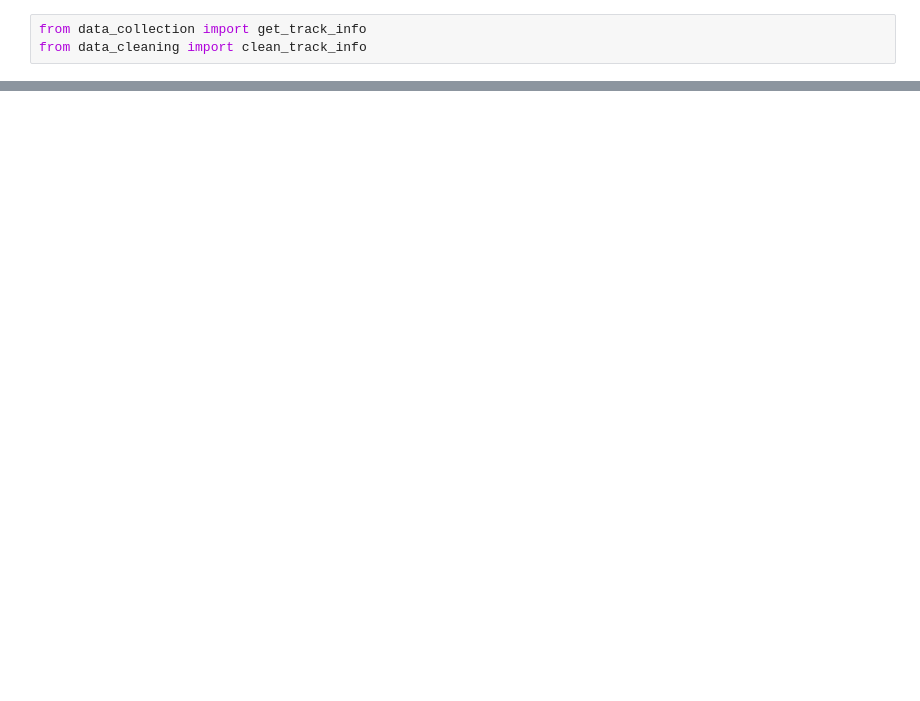
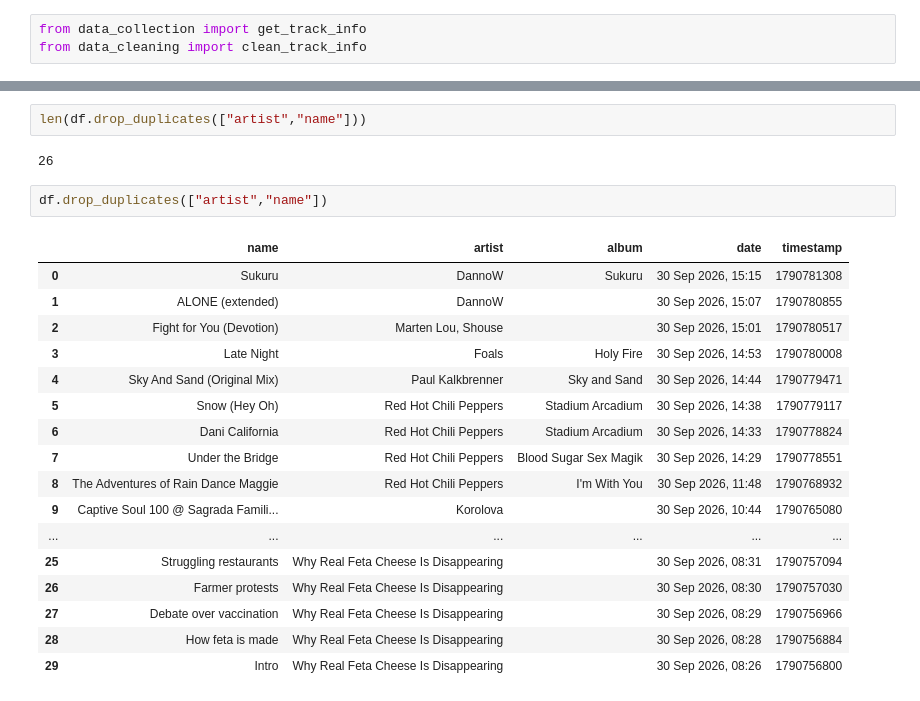
Before and after one commit to HashAlike/Music-Taste-Age, a Jupyter notebook: notebooks/exploration.ipynb, the cells around one changed output, grey strips where cells are left out. Saved outputs shown, nothing was run; the diff lists cells and outputs as text; blank space fills up the shorter version.

```diff
--- a/notebooks/exploration.ipynb
+++ b/notebooks/exploration.ipynb
@@ -229,0 +232,24 @@ af
+# %%
+len(df.drop_duplicates(["artist","name"]))
+# %% [output]
+26
+# %%
+df.drop_duplicates(["artist","name"])
+# %% [output]
+|  | name | artist | album | date | timestamp |
+| 0 | Sukuru | DannoW | Sukuru | 30 Sep 2026, 15:15 | 1790781308 |
+| 1 | ALONE (extended) | DannoW |  | 30 Sep 2026, 15:07 | 1790780855 |
+| 2 | Fight for You (Devotion) | Marten Lou, Shouse |  | 30 Sep 2026, 15:01 | 1790780517 |
+| 3 | Late Night | Foals | Holy Fire | 30 Sep 2026, 14:53 | 1790780008 |
+| 4 | Sky And Sand (Original Mix) | Paul Kalkbrenner | Sky and Sand | 30 Sep 2026, 14:44 | 1790779471 |
+| 5 | Snow (Hey Oh) | Red Hot Chili Peppers | Stadium Arcadium | 30 Sep 2026, 14:38 | 1790779117 |
+| 6 | Dani California | Red Hot Chili Peppers | Stadium Arcadium | 30 Sep 2026, 14:33 | 1790778824 |
+| 7 | Under the Bridge | Red Hot Chili Peppers | Blood Sugar Sex Magik | 30 Sep 2026, 14:29 | 1790778551 |
+| 8 | The Adventures of Rain Dance Maggie | Red Hot Chili Peppers | I'm With You | 30 Sep 2026, 11:48 | 1790768932 |
+| 9 | Captive Soul 100 @ Sagrada Famili... | Korolova |  | 30 Sep 2026, 10:44 | 1790765080 |
+| ... | ... | ... | ... | ... | ... |
+| 25 | Struggling restaurants | Why Real Feta Cheese Is Disappearing |  | 30 Sep 2026, 08:31 | 1790757094 |
+| 26 | Farmer protests | Why Real Feta Cheese Is Disappearing |  | 30 Sep 2026, 08:30 | 1790757030 |
+| 27 | Debate over vaccination | Why Real Feta Cheese Is Disappearing |  | 30 Sep 2026, 08:29 | 1790756966 |
+| 28 | How feta is made | Why Real Feta Cheese Is Disappearing |  | 30 Sep 2026, 08:28 | 1790756884 |
+| 29 | Intro | Why Real Feta Cheese Is Disappearing |  | 30 Sep 2026, 08:26 | 1790756800 |
```
Also changed, not shown: parts of 20 cells of this notebook, 3 other files.
